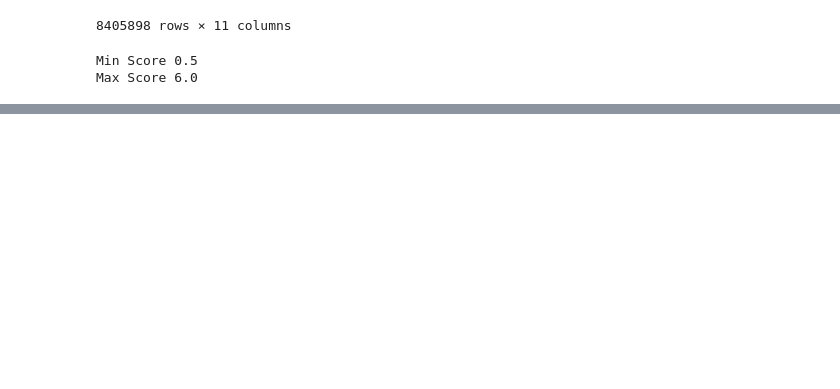
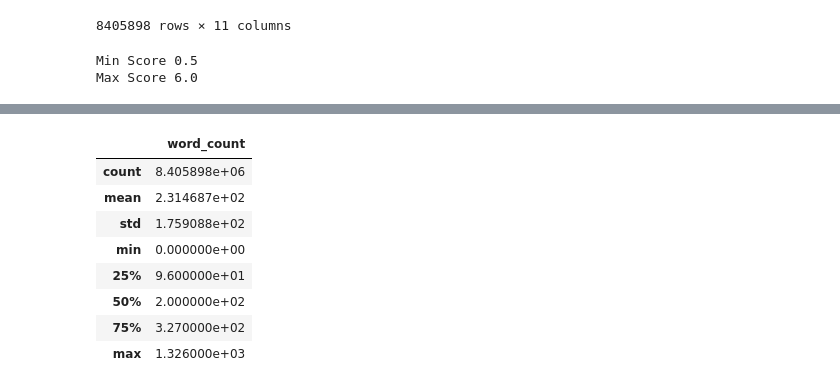
Before and after one commit to mrrkdas/LWPWP-Kaggle, a Jupyter notebook: DataExploration.ipynb, the cells around one changed output, grey strips where cells are left out. Saved outputs shown, nothing was run; the diff lists cells and outputs as text; code cells hidden in the pictures; blank space fills up the shorter version.

```diff
--- a/DataExploration.ipynb
+++ b/DataExploration.ipynb
@@ -100,0 +139,12 @@ test_logs
+# %%
+train_data[['word_count']].describe()
+# %% [output]
+|  | word_count |
+| count | 8.405898e+06 |
+| mean | 2.314687e+02 |
+| std | 1.759088e+02 |
+| min | 0.000000e+00 |
+| 25% | 9.600000e+01 |
+| 50% | 2.000000e+02 |
+| 75% | 3.270000e+02 |
+| max | 1.326000e+03 |
```
Also changed, not shown: parts of 5 cells of this notebook.
